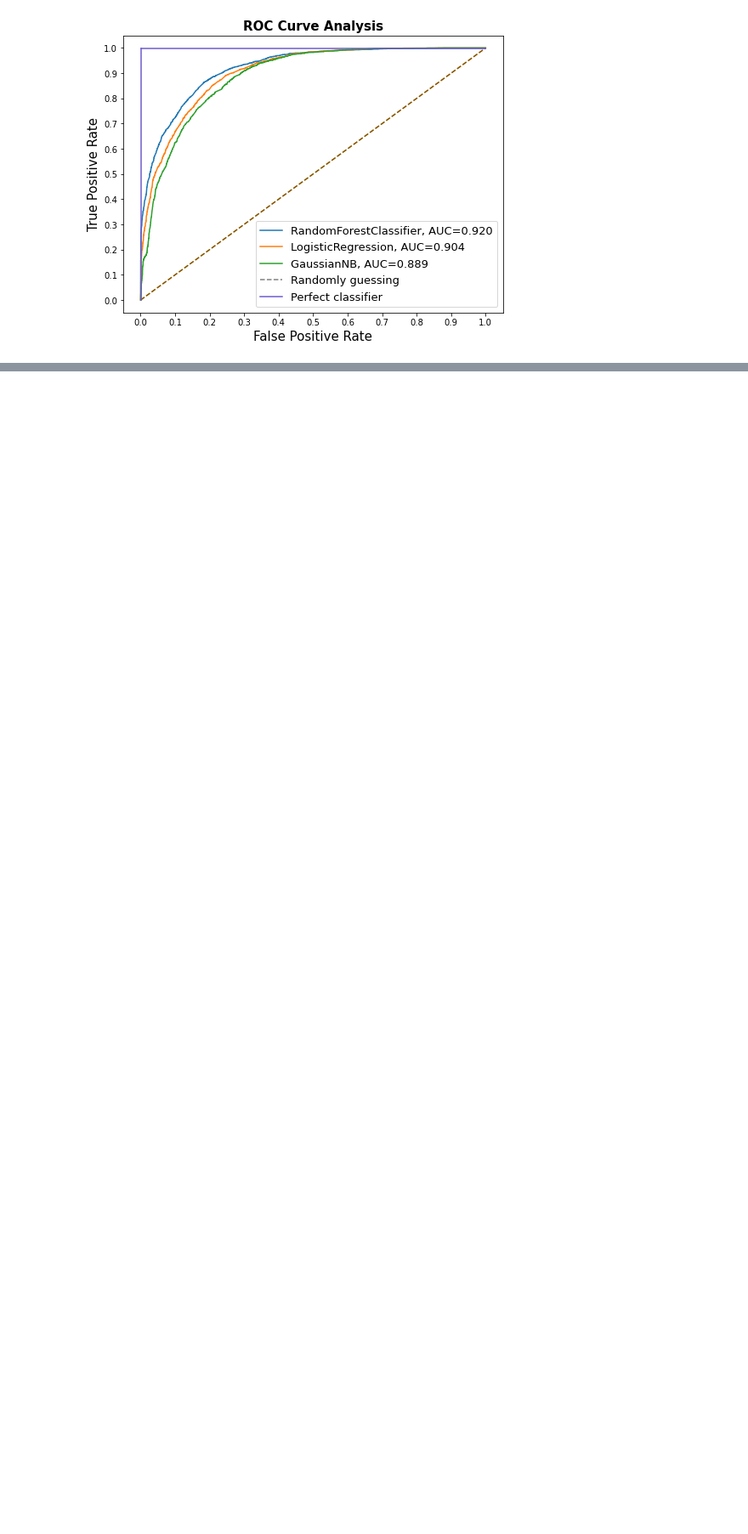
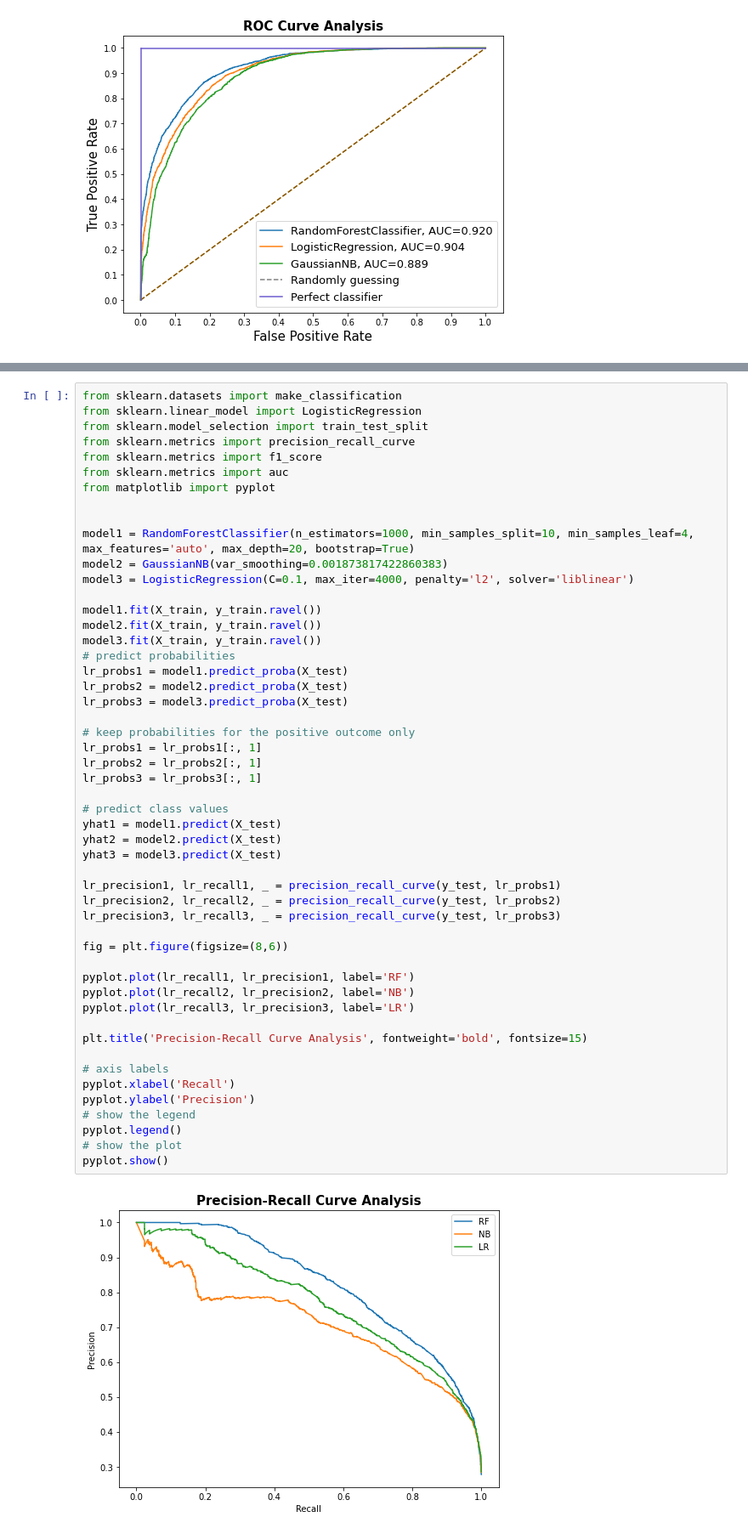
Before and after one commit to MattSchaefer24/machine-learning, a Jupyter notebook: Final_Testing.ipynb, the cells around one changed output, grey strips where cells are left out. Shown: that part at 85% size. Saved outputs shown, nothing was run; the diff lists cells and outputs as text; blank space fills up the shorter version.

```diff
--- a/Final_Testing.ipynb
+++ b/Final_Testing.ipynb
@@ -270,0 +343,53 @@ plt.show()
+# %%
+from sklearn.datasets import make_classification
+from sklearn.linear_model import LogisticRegression
+from sklearn.model_selection import train_test_split
+from sklearn.metrics import precision_recall_curve
+from sklearn.metrics import f1_score
+from sklearn.metrics import auc
+from matplotlib import pyplot
+
+
+model1 = RandomForestClassifier(n_estimators=1000, min_samples_split=10, min_samples_leaf=4, max_features='auto', max_depth=20, bootstrap=True)
+model2 = GaussianNB(var_smoothing=0.001873817422860383)
+model3 = LogisticRegression(C=0.1, max_iter=4000, penalty='l2', solver='liblinear')
+
+model1.fit(X_train, y_train.ravel())
+model2.fit(X_train, y_train.ravel())
+model3.fit(X_train, y_train.ravel())
+# predict probabilities
+lr_probs1 = model1.predict_proba(X_test)
+lr_probs2 = model2.predict_proba(X_test)
+lr_probs3 = model3.predict_proba(X_test)
+
+# keep probabilities for the positive outcome only
+lr_probs1 = lr_probs1[:, 1]
+lr_probs2 = lr_probs2[:, 1]
+lr_probs3 = lr_probs3[:, 1]
+
+# predict class values
+yhat1 = model1.predict(X_test)
+yhat2 = model2.predict(X_test)
+yhat3 = model3.predict(X_test)
+
+lr_precision1, lr_recall1, _ = precision_recall_curve(y_test, lr_probs1)
+lr_precision2, lr_recall2, _ = precision_recall_curve(y_test, lr_probs2)
+lr_precision3, lr_recall3, _ = precision_recall_curve(y_test, lr_probs3)
+
+fig = plt.figure(figsize=(8,6))
+
+pyplot.plot(lr_recall1, lr_precision1, label='RF')
+pyplot.plot(lr_recall2, lr_precision2, label='NB')
+pyplot.plot(lr_recall3, lr_precision3, label='LR')
+
+plt.title('Precision-Recall Curve Analysis', fontweight='bold', fontsize=15)
+
+# axis labels
+pyplot.xlabel('Recall')
+pyplot.ylabel('Precision')
+# show the legend
+pyplot.legend()
+# show the plot
+pyplot.show()
+# %% [output]
+[figure, added]
```
Also changed, not shown: parts of 2 cells of this notebook, 1 other file.
